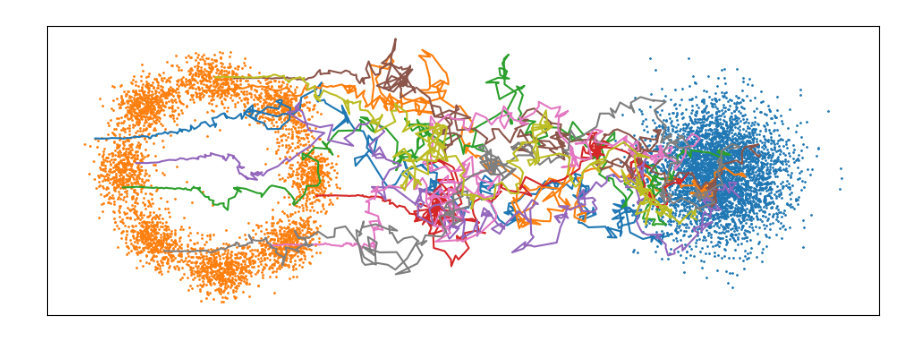
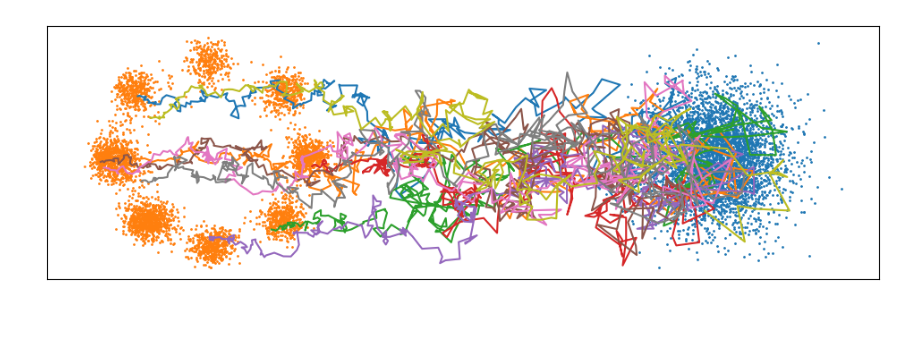
Before and after one commit to Nesta-gitU/discrete_diffusion, a Jupyter notebook: notebooks/nfdm_from_scratch.ipynb, the cells around one changed output. Cells and saved outputs as stored; diff of their text form; code cells hidden in the pictures.

```diff
--- a/notebooks/nfdm_from_scratch.ipynb
+++ b/notebooks/nfdm_from_scratch.ipynb
@@ -384,7 +384,7 @@ def train(model):
         wandb.log({"loss": loss.item()})
         #put the loss on the tqdm bar
 # %%
-affine = Affine2()
+affine = Affine()
 pred = Predictor()
 vol = Volatility()
 ndm = NeuralDiffusion(affine, pred, vol)
@@ -434,35 +490,47 @@ def solve_sde(sde, z, ts, tf, n_steps):
 # %%
 def sde_drift(z, t):
     x = pred(z, t)
 
     def f(t_in):
         return affine(x, t_in)
 
     (m, s), (dm, ds) = t_dir(f, t)
-    g = vol(t)
-    g2 = g ** 2
+
+    if True: #torch.all(t == 1):
+        g = vol(t)
+        g2 = g ** 2
+    else:
+        g2 = - dm * (s**2) * 2 * (1/m)
+        g = g2 ** 0.5
+        if torch.all(g2 < 0):
+            print("negative g2")
+    #print(-dm)
+    #print(1/m)
+    #g = (g2**2) ** 0.25#which will for sure break
+    #print(g)
 
     dz = dm + ds / s * (z - m)
     score = (m - z) / s ** 2
     drift = dz - 0.5 * g2 * score
+    #g = vol(t)
 
     return drift, g
 
 z_1 = torch.randn(2 ** 12, 2)
 _, z_path = solve_sde(sde_drift, z_1, 1, 0, 300)
 
 t_steps = torch.linspace(1, 0, 301)
 
 plt.figure(figsize=(12, 12))
 plt.scatter(15 + z_path[0, :, 0], z_path[0, :, 1], s=1)
 plt.scatter(z_path[-1, :, 0], z_path[-1, :, 1], s=1)
 plt.plot(15 * t_steps[:, None] + z_path[:, :9, 0], z_path[:, :9, 1])
 plt.axis("scaled")
 plt.tick_params(left=False, labelleft=False,
                 bottom=False, labelbottom=False)
 plt.show()
 # %% [output]
-[figure, old version]
+[figure, new version]
 # %%
 def ode_drift(z, t):
     x = pred(z, t)
```
Also changed, not shown: parts of 8 cells of this notebook, 1 other file.
